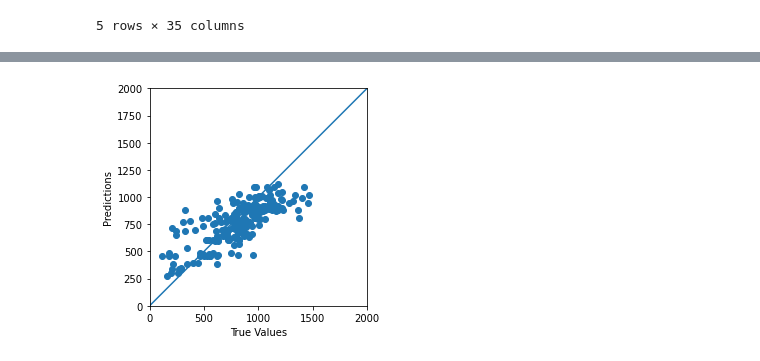
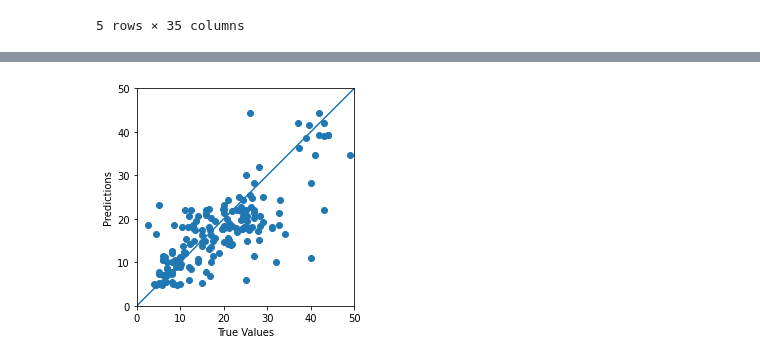
Before and after one commit to Mackus101/Nickel_NN, a Jupyter notebook: Elongation_NN_regression.ipynb, the cells around one changed output, grey strips where cells are left out. Saved outputs shown, nothing was run; the diff lists cells and outputs as text; code cells hidden in the pictures.

```diff
--- a/Elongation_NN_regression.ipynb
+++ b/Elongation_NN_regression.ipynb
@@ -100,5 +99,11 @@ Normalized: [[-0.23 -1.02 -0.71 -0.18 -1.06  0.85 -0.05 -0.59 -0.28 -0.08 -0.1
 # %%
-def builder(hp): return hf.model_builder_variable(hp, yield_normalizer, test_layers=[1,2], dropout=0.5, layer_1_nodes=[50,100,150], layer_2_nodes=[50,100,150])
+def builder(hp): return hf.model_builder_variable(hp,
+                                                  elong_normalizer,
+                                                  test_layers=[1,2,3],
+                                                  dropout=0.5,
+                                                  layer_1_nodes=[50,100,150,200,250],
+                                                  layer_2_nodes=[50,100,150,200,250],
+                                                  layer_3_nodes=[50,100,150,200,250])
 # %%
 # tuner = kt.RandomSearch(builder,
 #                      objective='val_loss',
@@ -113,7 +118,7 @@ tuner = kt.Hyperband(builder,
                      factor=3,
                      overwrite=True,
                      directory='model_search',
-                     project_name='yield_model')
+                     project_name='elong_model')
 
 tuner_es = callbacks.EarlyStopping(monitor='val_loss', mode='min', verbose=1, patience=100)
 # %%
@@ -170,8 +178,8 @@ best_hps.get_config()['values']
  'tuner/round': 0}
 # %%
-yield_model = tuner.hypermodel.build(best_hps)
+elong_model = tuner.hypermodel.build(best_hps)
 
-yield_model.summary()
+elong_model.summary()
 # %% [output]
 Model: "sequential_1"
 _________________________________________________________________
@@ -191,7 +199,7 @@ Trainable params: 28,351
 Non-trainable params: 73
 _________________________________________________________________
 # %%
-es = callbacks.EarlyStopping(monitor='val_loss', mode='min', verbose=1, patience=1000)
+es = callbacks.EarlyStopping(monitor='val_loss', mode='min', verbose=1, patience=10)
 
-history = yield_model.fit(yield_train_features, yield_train_labels, epochs=10000, callbacks=[es], validation_split=0.2, verbose=0)
+history = elong_model.fit(elong_train_features, elong_train_labels, epochs=10000, callbacks=[es], validation_split=0.2, verbose=0)
 # %% [output]
@@ -209,11 +218,11 @@ hf.plot_loss(history)
 # %%
-test_predictions = yield_model.predict(yield_test_features).flatten()
+test_predictions = elong_model.predict(elong_test_features).flatten()
 
 a = plt.axes(aspect='equal')
-plt.scatter(yield_test_labels, test_predictions)
+plt.scatter(elong_test_labels, test_predictions)
 plt.xlabel('True Values')
 plt.ylabel('Predictions')
-lims = [0, 2000]
+lims = [0, 50]
 plt.xlim(lims)
 plt.ylim(lims)
 _ = plt.plot(lims, lims)
@@ -222 +231 @@ _ = plt.plot(lims, lims)
-[figure, old version]
+[figure, new version]
```
Also changed, not shown: parts of 17 cells of this notebook, 2 other files.
